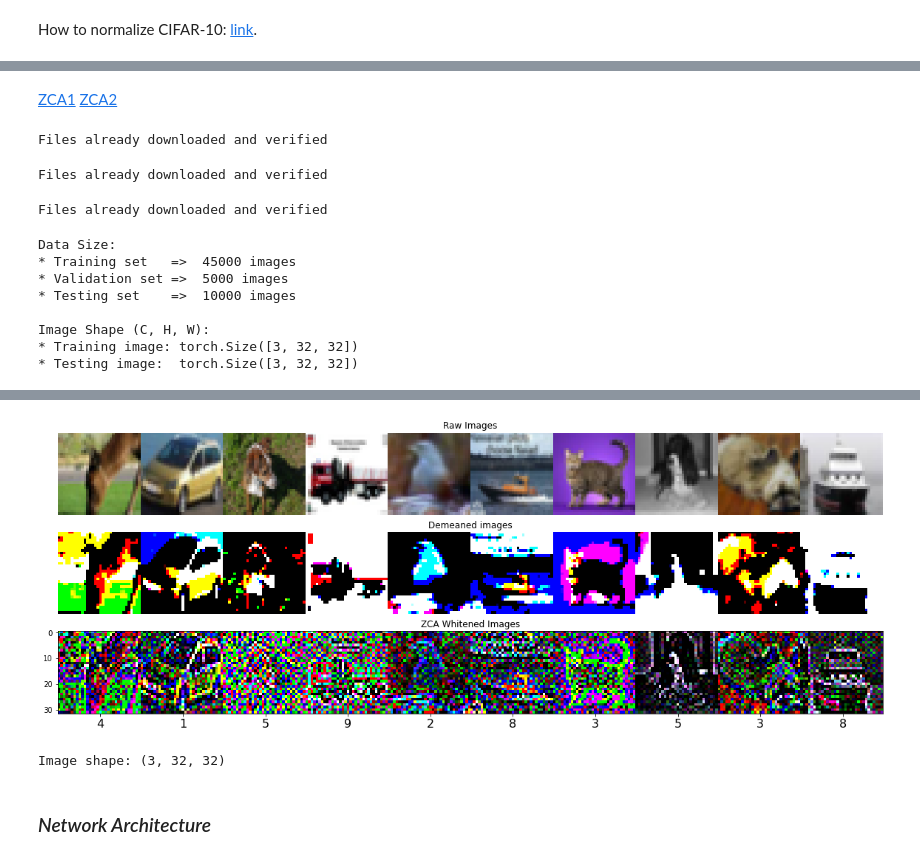
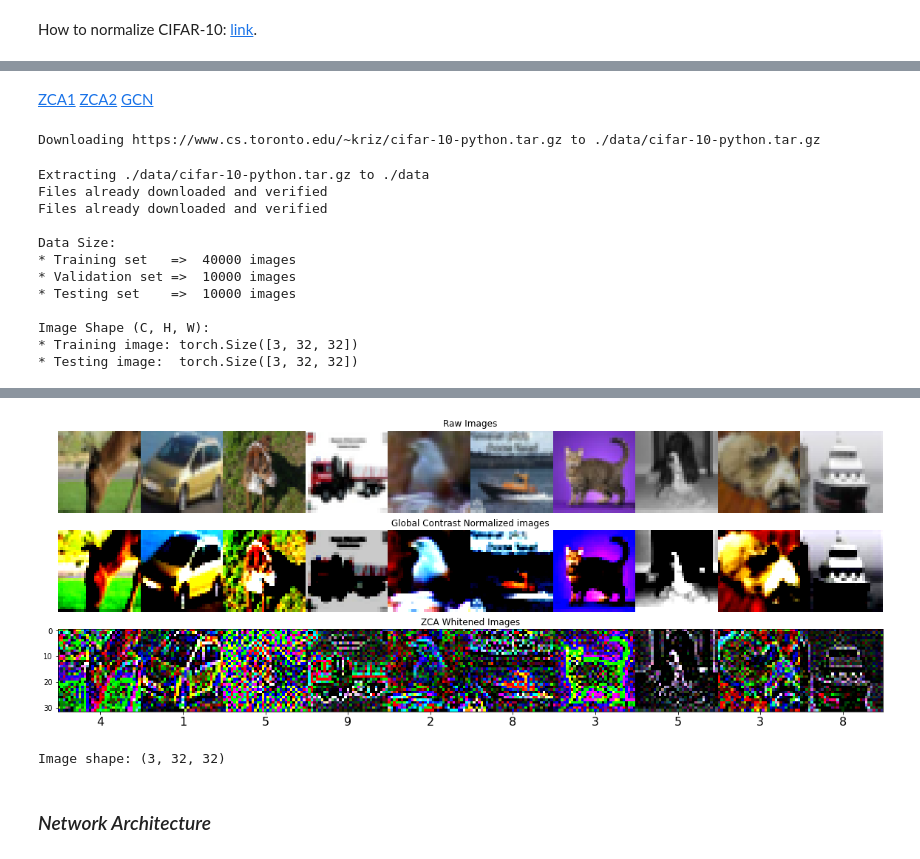
Before and after one commit to kevinkevin556/Dlchemist, a Jupyter notebook: nin2.ipynb, the cells around one changed output, grey strips where cells are left out. Drawn from its saved outputs; the diff is of its cells as text; code cells hidden in the pictures.

```diff
--- a/nin2.ipynb
+++ b/nin2.ipynb
@@ -29,13 +29,3 @@ device = torch.device('cuda' if torch.cuda.is_available() else 'cpu')
 ### *Dataset and DataLoader*
 # %% [markdown]
 How to normalize CIFAR-10: [link](https://github.com/Armour/pytorch-nn-practice/blob/master/utils/meanstd.py).
-# %%
-from torch.utils.data import Dataset, random_split
-from torchvision.datasets import CIFAR10
-from torchvision.transforms import Compose, ToTensor, ToPILImage, Normalize
-
-cifar10 = CIFAR10(root='./data', train=True, download=True, transform=ToTensor())
-data_means = (cifar10.data / 255.0).mean(axis=(0,1,2))
-data_std = (cifar10.data / 255.0).std(axis=(0,1,2))
-print("Data mean", data_means)
-print("Data std", data_std)
@@ -107,20 +88,19 @@ class CIFAR10Dataset(Dataset):
 # %% [markdown]
 [ZCA1](https://stats.stackexchange.com/questions/117427/what-is-the-difference-between-zca-whitening-and-pca-whitening)
 [ZCA2](https://towardsdatascience.com/pca-whitening-vs-zca-whitening-a-numpy-2d-visual-518b32033edf#:~:text=ZCA%2Dwhitening%20is%20done%20by,possible%20from%20the%20original%20data.)
+[GCN](https://blog.csdn.net/baishuo8/article/details/81943844)
 # %%
 # Generate indices to permute the training data and conduct train-test-split
 total_size = 50000
-valid_size = total_size // 10
+valid_size = total_size // 5
 rng = np.random.default_rng(42)
 indices = rng.permutation(total_size)
 
 train_dataset = CIFAR10Dataset(train=True, index=indices[:-valid_size])
-mean = train_dataset.mean
 W = train_dataset.W
 
-valid_dataset = CIFAR10Dataset(train=True, mean=mean, W=W, index=indices[-valid_size:])
-test_dataset = CIFAR10Dataset(train=False, mean=mean, W=W)
-
+valid_dataset = CIFAR10Dataset(train=True, W=W, index=indices[-valid_size:])
+test_dataset = CIFAR10Dataset(train=False, W=W)
 
 print("\nData Size:")
 print("* Training set   => ", len(train_dataset), "images")
@@ -131,27 +111,29 @@ print("\nImage Shape (C, H, W):")
 print("* Training image:", train_dataset[0][0].shape)
 print("* Testing image: ", test_dataset[0][0].shape)
 # %% [output]
-Files already downloaded and verified
+Downloading https://www.cs.toronto.edu/~kriz/cifar-10-python.tar.gz to ./data/cifar-10-python.tar.gz
+Extracting ./data/cifar-10-python.tar.gz to ./data
 Files already downloaded and verified
+Files already downloaded and verified
+
+Data Size:
+* Training set   =>  40000 images
+* Validation set =>  10000 images
+* Testing set    =>  10000 images
+
+Image Shape (C, H, W):
+* Training image: torch.Size([3, 32, 32])
+* Testing image:  torch.Size([3, 32, 32])
-Files already downloaded and verified
-Data Size:
-* Training set   =>  45000 images
-* Validation set =>  5000 images
-* Testing set    =>  10000 images
-
-Image Shape (C, H, W):
-* Training image: torch.Size([3, 32, 32])
-* Testing image:  torch.Size([3, 32, 32])
 # %%
 import matplotlib.pyplot as plt
 
 n_view = 10
-pil_dstack = lambda images: ToPILImage()(torch.dstack(images))
+torch_dstack = lambda images: rearrange(torch.dstack(images), 'C H W -> H W C')
 
 # Sample images
 raw_images = np.hstack([train_dataset.data[i] for i in range(n_view)])
-demeaned_images = np.hstack([train_dataset.data[i] - mean for i in range(n_view)])
-images = pil_dstack([train_dataset[i][0] for i in range(n_view)])
+normalized_images = np.hstack([train_dataset.normalized_data[i] for i in range(n_view)])
+images = torch_dstack([train_dataset[i][0] for i in range(n_view)])
 targets = [train_dataset[i][1] for i in range(n_view)]
 
 fig, ax = plt.subplots(3, 1, figsize=(20, 7))
@@ -159,8 +141,8 @@ ax[0].imshow(raw_images)
 ax[0].set_title("Raw Images")
 ax[0].axis('off')
 
-ax[1].imshow(demeaned_images)
-ax[1].set_title("Demeaned images")
+ax[1].imshow(normalized_images)
+ax[1].set_title("Global Contrast Normalized images")
 ax[1].axis('off')
 
 ax[2].imshow(images)
@@ -178,4 +161,4 @@ WARNING:matplotlib.image:Clipping input data to the valid range for imshow with
-[figure, old version]
+[figure, new version]
 Image shape: (3, 32, 32)
 # %%
 from torch.utils.data import DataLoader
```
Also changed, not shown: parts of 13 cells of this notebook.
